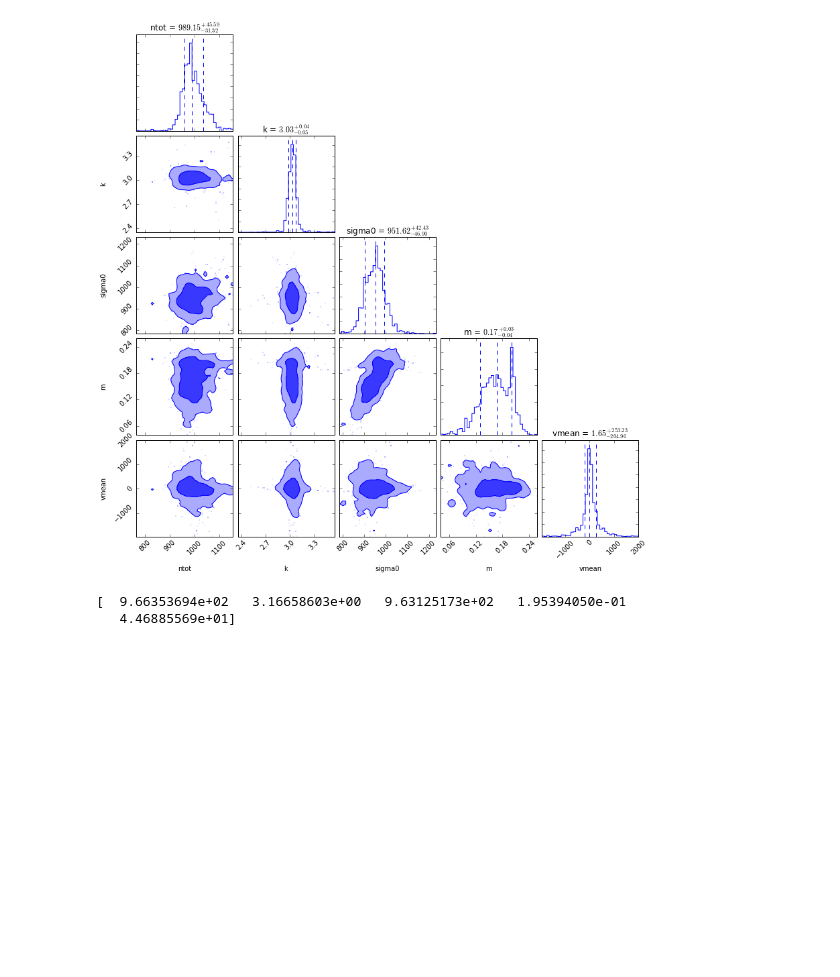
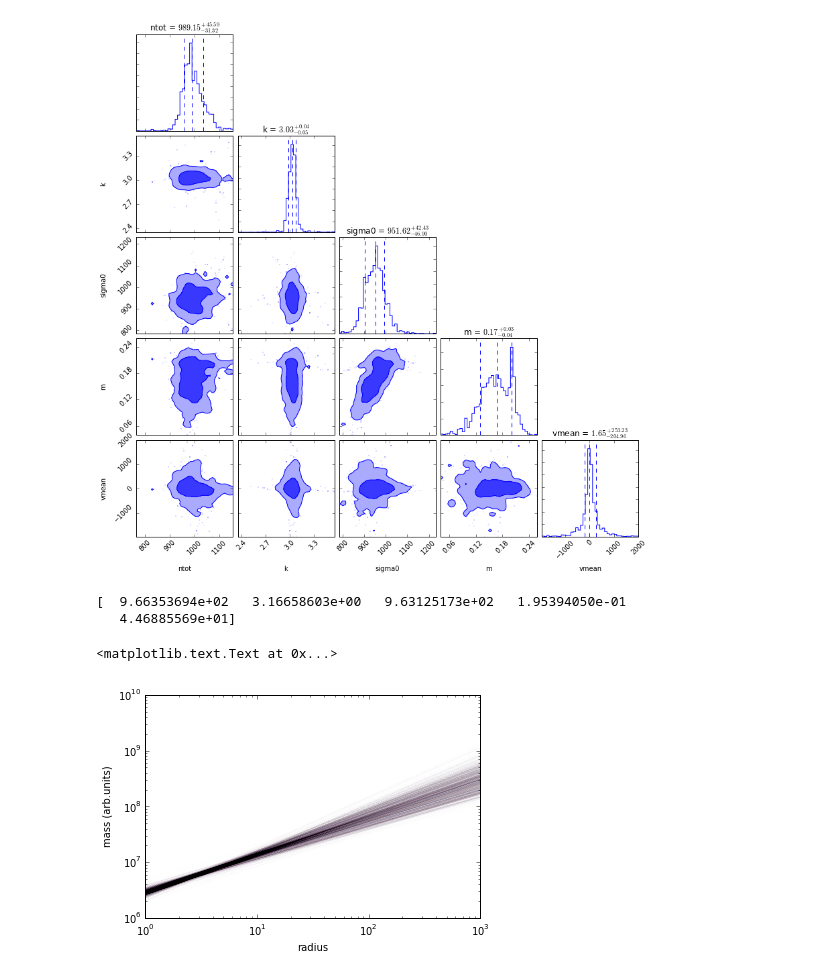
Before and after one commit to ondrejiayc/PH366_final_project, a Jupyter notebook: annularAnalysis2.ipynb, the cells around one changed output. Saved outputs shown, nothing was run; the diff lists cells and outputs as text; code cells hidden in the pictures; blank space fills up the shorter version.

```diff
--- a/annularAnalysis2.ipynb
+++ b/annularAnalysis2.ipynb
@@ -183,13 +183,16 @@ print sampler.flatchain[0]
 # %%
 radii = np.logspace(0,3,20)
 
 def generateMassProfile(radii,sigma0,m,k):
     return -radii*(sigma0*radii**(-m))**2*(-k-m)
 
 for i in sampler.flatchain:
-    plt.plot(radii,generateMassProfile(radii,i[2],i[3],i[1]),alpha=0.01)
+    plt.plot(radii,generateMassProfile(radii,i[2],i[3],i[1]),alpha=0.009)
 
 plt.xscale('log')
 plt.yscale('log')
 plt.xlabel('radius')
 plt.ylabel('mass (arb.units)')
+# %% [output]
+<matplotlib.text.Text at 0x...>
+[figure, added]
```
Also changed, not shown: parts of 2 cells of this notebook, 1 other file.
